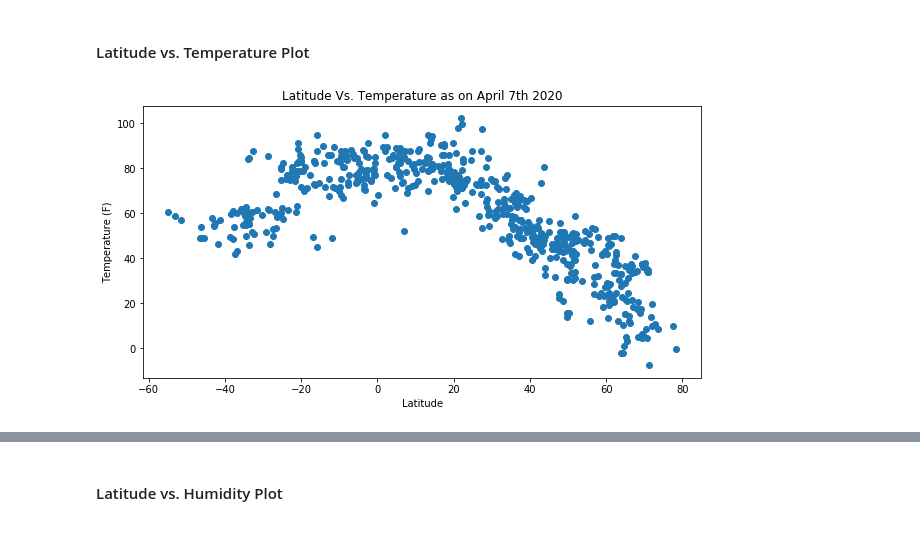
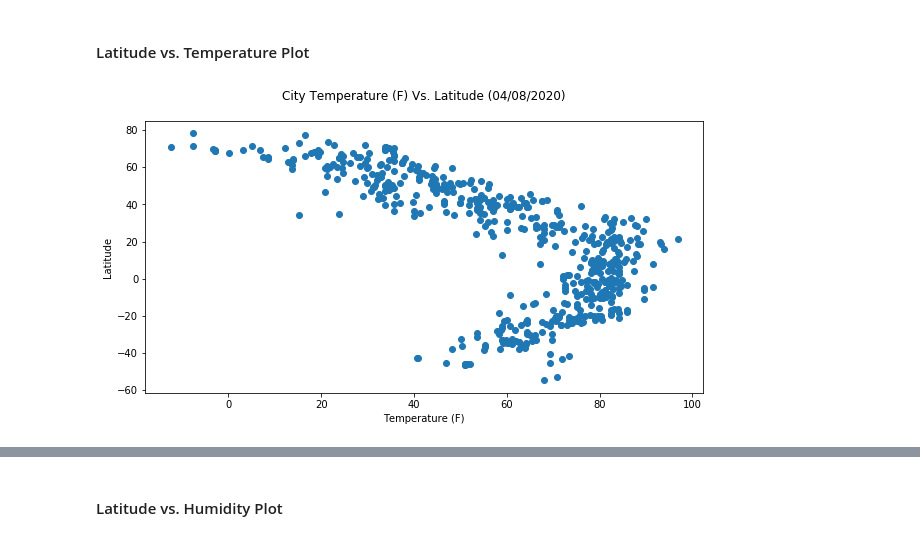
Before and after one commit to Soumya-Patil/Python-API-Challenge, a Jupyter notebook: WeatherPy/WeatherPy.ipynb, the cells around one changed output, grey strips where cells are left out. Cells and saved outputs as stored; diff of their text form; code cells hidden in the pictures.

```diff
--- a/WeatherPy/WeatherPy.ipynb
+++ b/WeatherPy/WeatherPy.ipynb
@@ -144,18 +144,40 @@ Below is the current weather for the Cities ......
 * Save the plotted figures as .pngs.
 # %% [markdown]
 #### Latitude vs. Temperature Plot
-# %%
-plt.figure(figsize=(10,5))
-x_values = cityWeather['Latitude']
-y_values = cityWeather['Temperature']
-plt.scatter(x_values,y_values)
-plt.xlabel('Latitude')
-plt.ylabel('Temperature (F)')
-plt.title('Latitude Vs. Temperature as on April 7th 2020')
-plt.savefig('Lat_Vs.Temp.PNG')
-plt.show()
-# %% [output]
-[figure, removed]
+# %%
+# create a plot canvas
+plt.figure(figsize=(10,5))
+
+# add x,y values to it
+x_values = cityWeather['Temperature (F)']
+y_values = cityWeather['Latitude']
+
+# plot it
+plt.scatter(x_values,y_values)
+
+# label x,y axes
+plt.xlabel('Temperature (F)')
+plt.ylabel('Latitude')
+
+"""
+Python time method strftime() converts a tuple or struct_time representing a time as returned by gmtime() or
+localtime() to a string as specified by the format argument.
+If t is not provided, the current time as returned by localtime() is used. format must be a string.
+Following is the syntax for strftime() method −
+
+time.strftime(format[, t])
+
+"""
+
+today = time.strftime("%m/%d/%Y")
+plt.title(f"City Temperature (F) Vs. Latitude ({today})\n")
+
+# save the plot and display
+plt.savefig('Lat_Vs.Temp.png')
+
+plt.show()
+# %% [output]
+[figure, added]
 # %% [markdown]
 The code above uses the object "plt" and calls series of methods on it to set x &  y axes values , set labels , titles and uses the obj.scatter() method to scatter plot.
 
```
Also changed, not shown: parts of 33 cells of this notebook.
